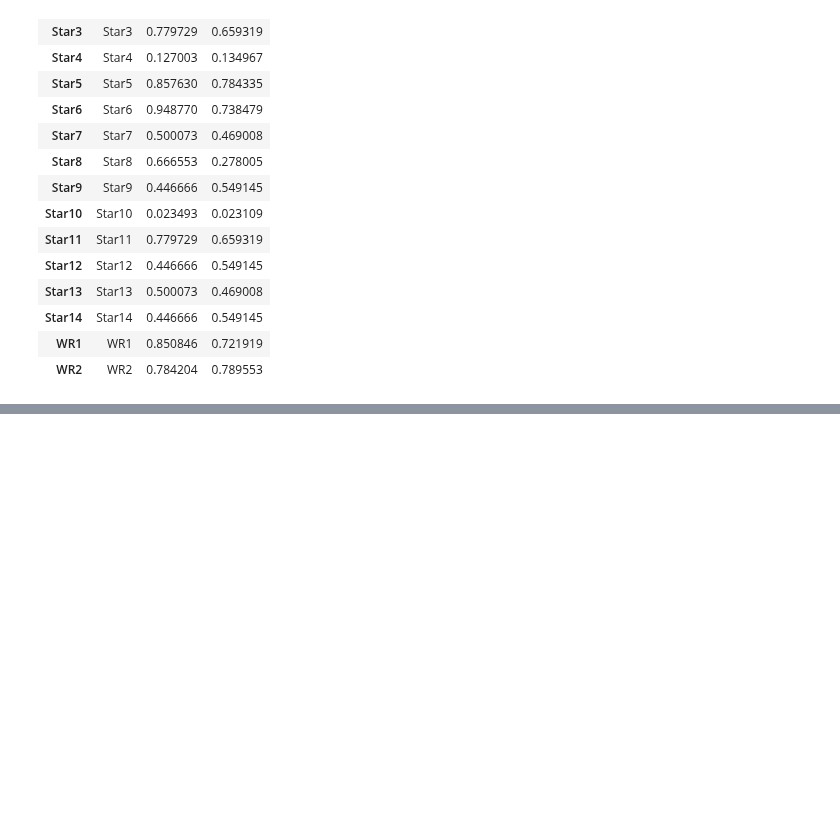
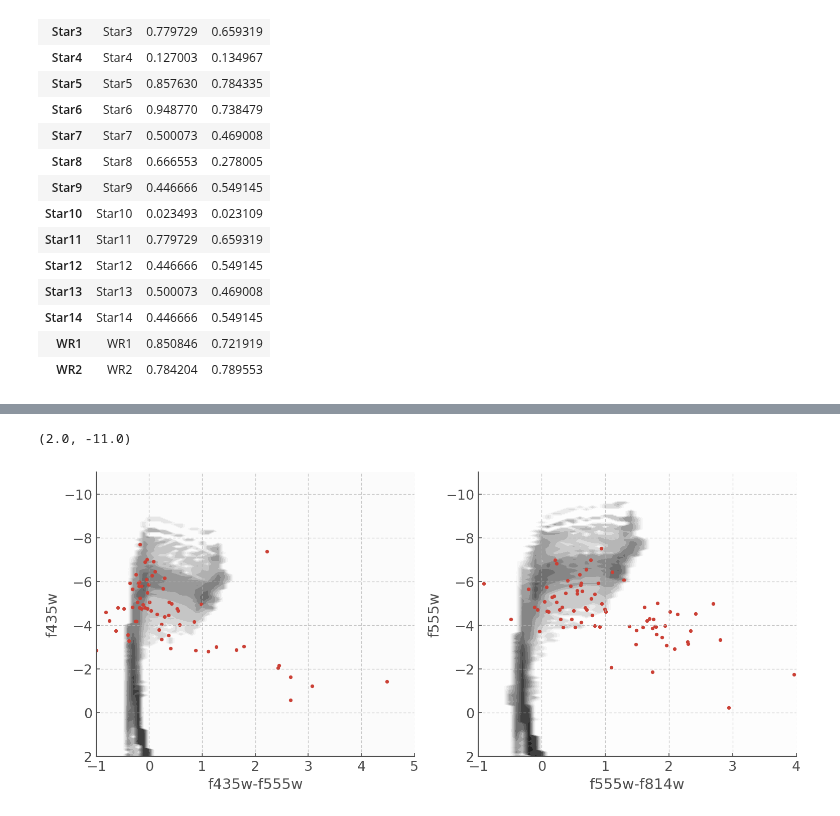
Before and after one commit to HeloiseS/hoki_tutorials, a Jupyter notebook: AgeWizard.ipynb, the cells around one changed output, grey strips where cells are left out. Saved outputs shown, nothing was run; the diff lists cells and outputs as text; code cells hidden in the pictures; blank space fills up the shorter version.

```diff
--- a/AgeWizard.ipynb
+++ b/AgeWizard.ipynb
@@ -350,0 +481,15 @@ I hope you found this tutorial useful. If you encountered any problems, or would
+# %%
+f, ax = plt.subplots(ncols=2,figsize=(12,5))
+
+myplot = f435cmd.plot(log_age=7.5, loc=ax[0]) # Here you can chose the time bin you want to plot.
+myplot.scatter(F435-F555, F435)
+myplot.set_xlim([-1,5.0])
+myplot.set_ylim([2,-11])
+
+myplot = f555cmd.plot(log_age=7.5, loc=ax[1]) # Here you can chose the time bin you want to plot.
+myplot.scatter(F555-F814, F555)
+myplot.set_xlim([-1,4])
+myplot.set_ylim([2,-11])
+# %% [output]
+(2.0, -11.0)
+[figure, added]
```
Also changed, not shown: parts of 29 cells of this notebook.
